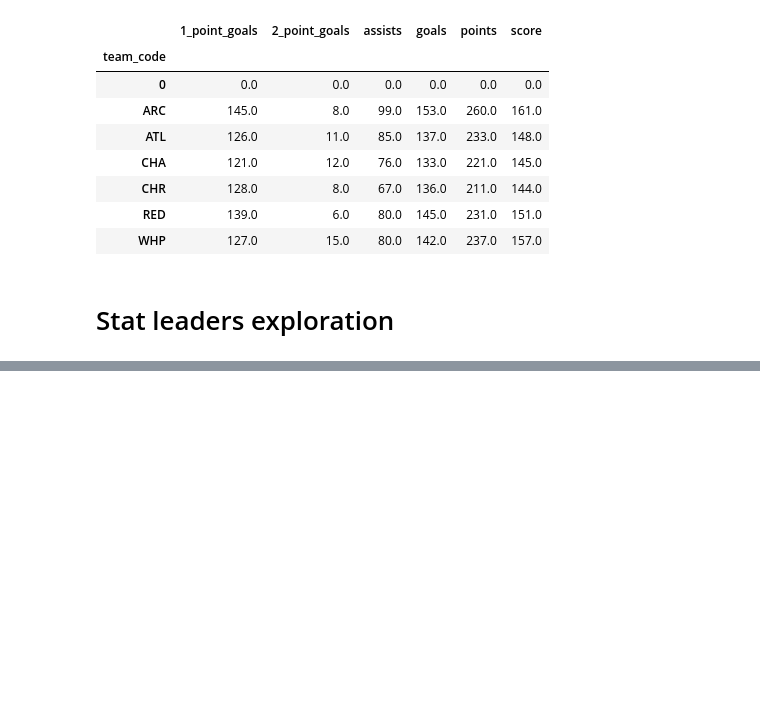
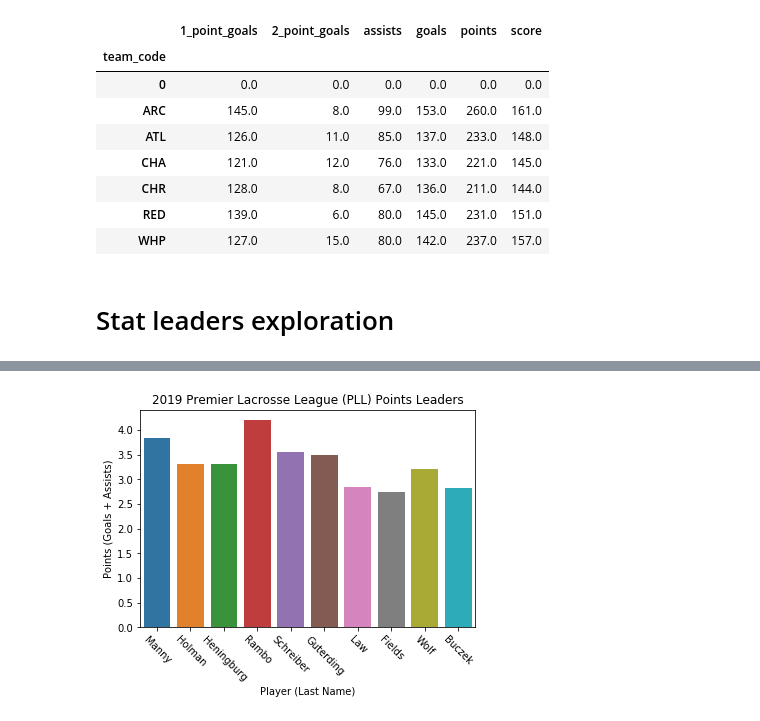
Before and after one commit to bencolville/PLL-Season1-Analysis, a Jupyter notebook: WIP_Stat_Analysis.ipynb, the cells around one changed output, grey strips where cells are left out. Saved outputs shown, nothing was run; the diff lists cells and outputs as text; code cells hidden in the pictures; blank space fills up the shorter version.

```diff
--- a/WIP_Stat_Analysis.ipynb
+++ b/WIP_Stat_Analysis.ipynb
@@ -253,0 +283,10 @@ plt.show()
+# %%
+chart = sns.barplot(x=PointsTopTen.last_name, y=PointsTopTen.Points_per_Game)
+chart.set_xticklabels(chart.get_xticklabels(),rotation=-45)
+plt.xlabel("Player (Last Name)")
+plt.ylabel("Points (Goals + Assists)")
+plt.title("2019 Premier Lacrosse League (PLL) Points Leaders")
+plt.savefig("img/PointsTopTen-points-per-game.svg", dpi=300, pad_inches=0, bbox_inches ='tight')
+plt.show()
+# %% [output]
+[figure, added]
```
Also changed, not shown: parts of 5 cells of this notebook, 4 other files.
